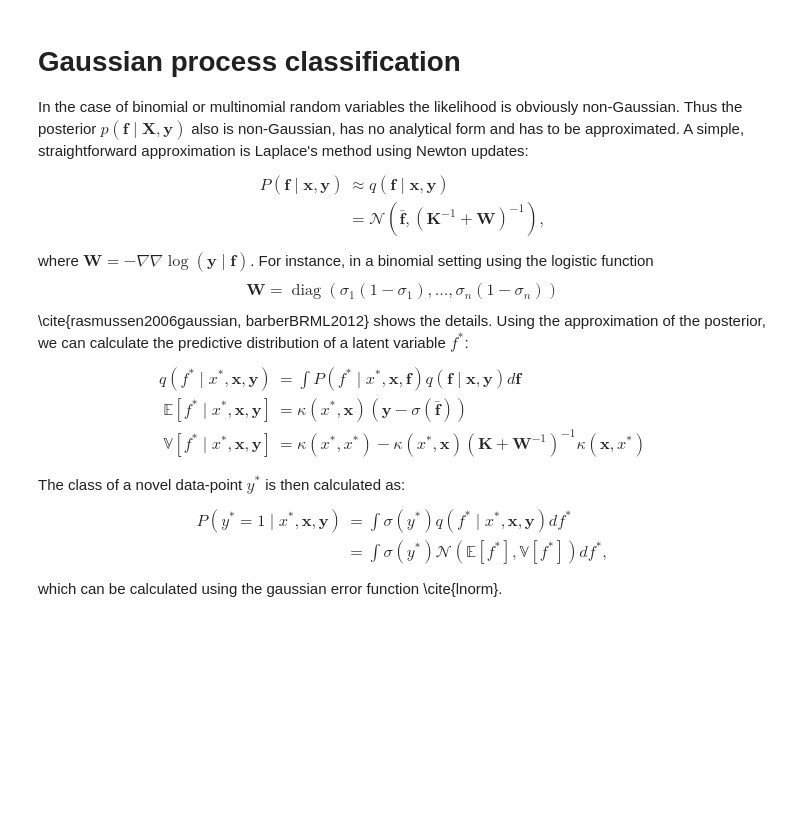
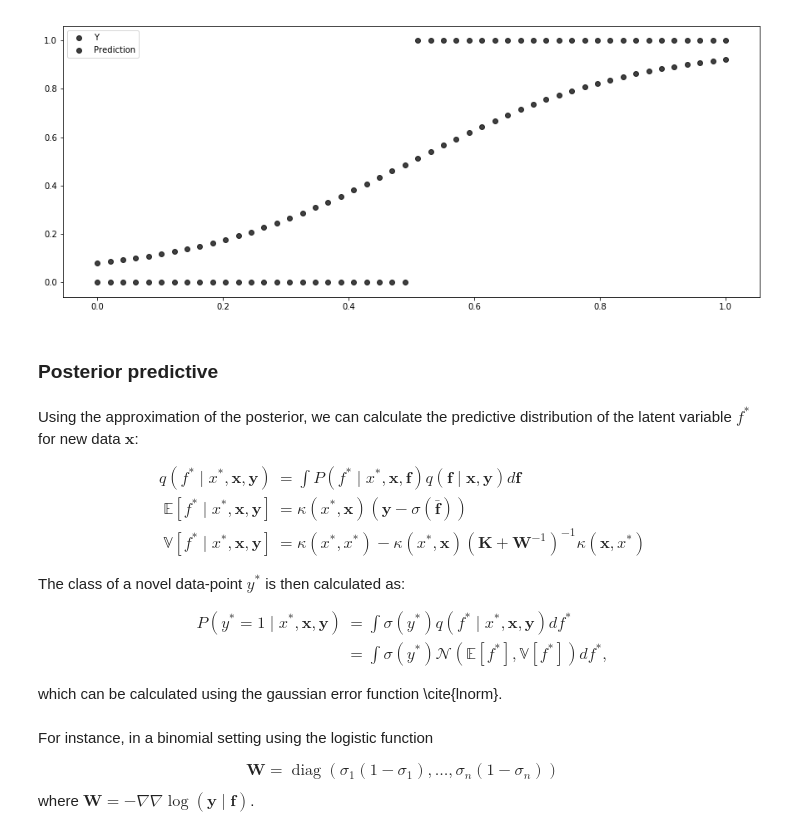
Before and after one commit to dirmeier/etudes, a Jupyter notebook: 03-gaussian_process_classification.ipynb, the cells around one changed output. Cells and saved outputs as stored; diff of their text form; code cells hidden in the pictures; blank space fills up the shorter version.

```diff
--- a/03-gaussian_process_classification.ipynb
+++ b/03-gaussian_process_classification.ipynb
@@ -0,0 +11,14 @@
+# %%
+import GPy
+import scipy
+from sklearn.metrics.pairwise import rbf_kernel
+from scipy.special import expit
+from scipy.stats import bernoulli
+
+%matplotlib inline
+import matplotlib.pyplot as plt
+plt.rcParams['figure.figsize'] = [15, 6]
+
+N = 5
+base = plt.cm.get_cmap("viridis")
+color_list = base(scipy.linspace(0, 1, N))
@@ -0,0 +49,9 @@
+# %%
+scipy.random.seed(23)
+
+n = 50
+x = scipy.linspace(0, 1, n).reshape((n, 1))
+beta = 2
+z = expit(scipy.sin(x) * beta)
+y = scipy.zeros(n)
+y[int(n/2):] = 1
@@ -0,0 +177,9 @@
+# %%
+m = GPy.core.GP(X = x.reshape((n, 1)),
+                Y = y.reshape((n, 1)),
+                kernel = GPy.kern.RBF(input_dim=1),
+                inference_method = GPy.inference.latent_function_inference.Laplace(),
+                likelihood = GPy.likelihoods.Bernoulli())
+# %%
+f = m.predict(x)
+f[0]
@@ -1,20 +204,15 @@
+# %%
+plt.scatter(x, y, color="k", marker="o", alpha=0.75, label="Y")
+plt.scatter(x, f[0], color="k", marker="o", alpha=0.75, label="Prediction")
+plt.legend()
+plt.show()
+# %% [output]
+[figure, added]
+# %% [markdown]
+### Posterior predictive
 # %% [markdown]
+Using the approximation of the posterior, we can calculate the predictive distribution of the latent variable $f^*$ for new data $\mathbf{x}$:
 
-
-
-
-# Gaussian process classification
-
-In the case of binomial or multinomial random variables the likelihood is obviously non-Gaussian. Thus the posterior $p(\mathbf{f} \mid \mathbf{X}, \mathbf{y})$ also is non-Gaussian,  has no analytical form and has to be approximated. A simple, straightforward approximation is Laplace's method using Newton updates:
-\begin{align}
-P(\mathbf{f} \mid \mathbf{x}, \mathbf{y}) & \approx q(\mathbf{f} \mid \mathbf{x}, \mathbf{y}) \\
-& = \mathcal{N}( \bar{\mathbf{f}} , (  \mathbf{K}^{-1} + \mathbf{W}  )^{-1}  ),
-\end{align}
-where $\mathbf{W} =  - \nabla \nabla \log (\mathbf{y} \mid \mathbf{f})$. For instance, in a binomial setting using the logistic function
-\begin{equation}
-\mathbf{W} = \operatorname{diag}(\sigma_1(1 - \sigma_1), \dots,  \sigma_n(1 - \sigma_n))
-\end{equation}
-\cite{rasmussen2006gaussian, barberBRML2012} shows the details.  Using the approximation of the posterior, we can calculate the predictive distribution of a latent variable $f^*$:
 \begin{align}
 q(f^* \mid x^*, \mathbf{x}, \mathbf{y}) & = \int P(f^* \mid {x}^*, \mathbf{x}, \mathbf{f}) q(\mathbf{f} \mid \mathbf{x}, \mathbf{y})d\mathbf{f} \\
 \mathbb{E}[f^* \mid x^*, \mathbf{x}, \mathbf{y}] & =  \kappa({x}^*, \mathbf{x} )(\mathbf{y} -  \sigma(\bar{\mathbf{f}})) \\
@@ -22,8 +220,17 @@ q(f^* \mid x^*, \mathbf{x}, \mathbf{y}) & = \int P(f^* \mid {x}^*, \mathbf{x}, \
 \end{align}
 
 The class of a novel data-point $y^*$ is then calculated as:
+
 \begin{align}
 P(y^* = 1 \mid x^*, \mathbf{x}, \mathbf{y}) & = \int \sigma(y^*) q(f^* \mid x^*, \mathbf{x}, \mathbf{y}) d f^* \\
 & =   \int \sigma(y^*) \mathcal{N}(\mathbb{E}[f^*], \mathbb{V}[f^*]  ) d f^*,
 \end{align}
+
 which can be calculated using the gaussian error function \cite{lnorm}.
+# %% [markdown]
+For instance, in a binomial setting using the logistic function
+
+\begin{equation}
+\mathbf{W} = \operatorname{diag}(\sigma_1(1 - \sigma_1), \dots,  \sigma_n(1 - \sigma_n))
+\end{equation}
+where $\mathbf{W} =  - \nabla \nabla \log (\mathbf{y} \mid \mathbf{f})$.
```
Also changed, not shown: parts of 13 cells of this notebook, 2 other files.
